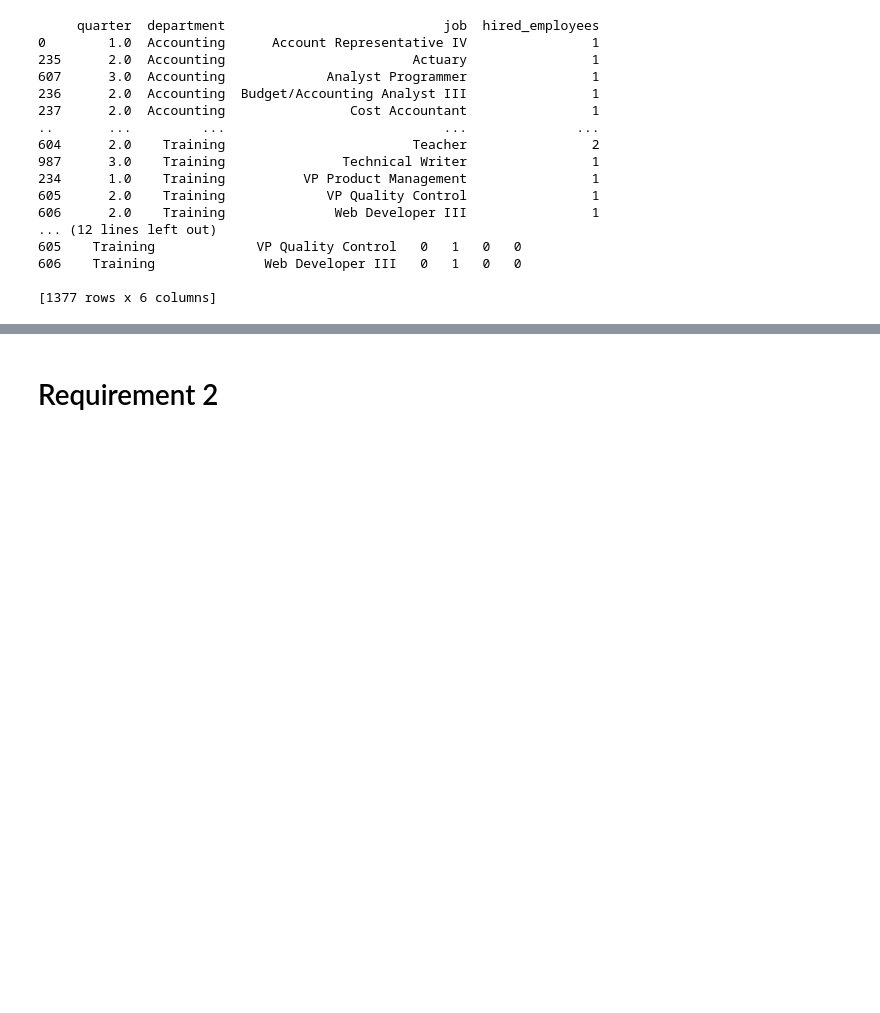
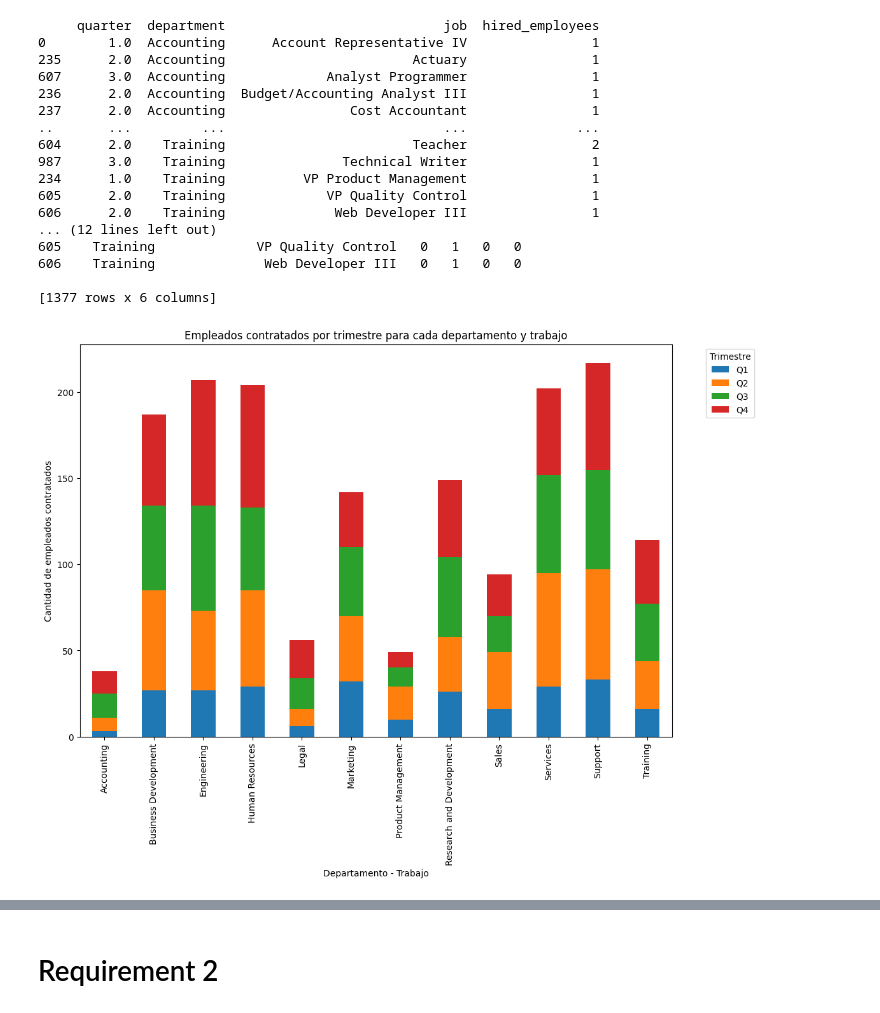
Before and after one commit to williamoreno98/Data_migration, a Jupyter notebook: Notebook_graphs.ipynb, the cells around one changed output, grey strips where cells are left out. Drawn from its saved outputs; the diff is of its cells as text; code cells hidden in the pictures; blank space fills up the shorter version.

Commit message:
add front of second requirements

```diff
--- a/Notebook_graphs.ipynb
+++ b/Notebook_graphs.ipynb
@@ -188,3 +187,35 @@ result.to_csv("result_requirement1_final.csv", index=False)
 606    Training              Web Developer III   0   1   0   0
 
 [1377 rows x 6 columns]
+# %%
+import pandas as pd
+import matplotlib.pyplot as plt
+
+# Cargar los datos
+result = pd.read_csv("result_requirement1_final.csv")
+
+# Agrupar los datos por departamento y trabajo
+grouped = result.groupby(['department']).sum()
+
+# Crear un DataFrame con los valores de cada trimestre para cada departamento y trabajo
+quarters = ['Q1', 'Q2', 'Q3', 'Q4']
+data = pd.DataFrame(index=grouped.index, columns=quarters)
+for i, row in grouped.iterrows():
+    for q in quarters:
+        data.at[i, q] = row[q]
+
+# Crear la gráfica de barras apiladas
+fig, ax = plt.subplots(figsize=(12,8))
+data.plot(kind='bar', stacked=True, ax=ax)
+
+# Configurar el título y las etiquetas de los ejes
+ax.set_title('Empleados contratados por trimestre para cada departamento y trabajo')
+ax.set_xlabel('Departamento - Trabajo')
+ax.set_ylabel('Cantidad de empleados contratados')
+
+# Configurar la leyenda
+ax.legend(title='Trimestre', bbox_to_anchor=(1.05, 1), loc='upper left')
+
+plt.show()
+# %% [output]
+[figure, added]
```
Also changed, not shown: parts of 5 cells of this notebook, 1 other file.
